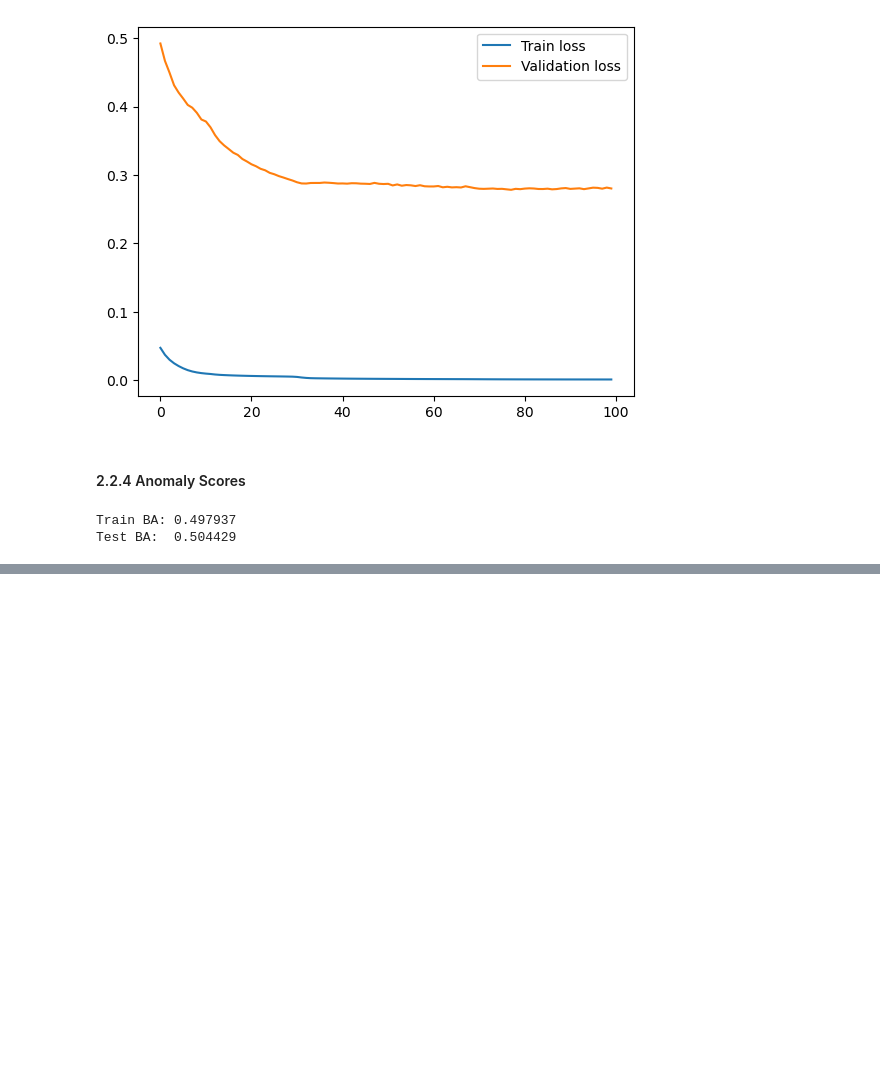
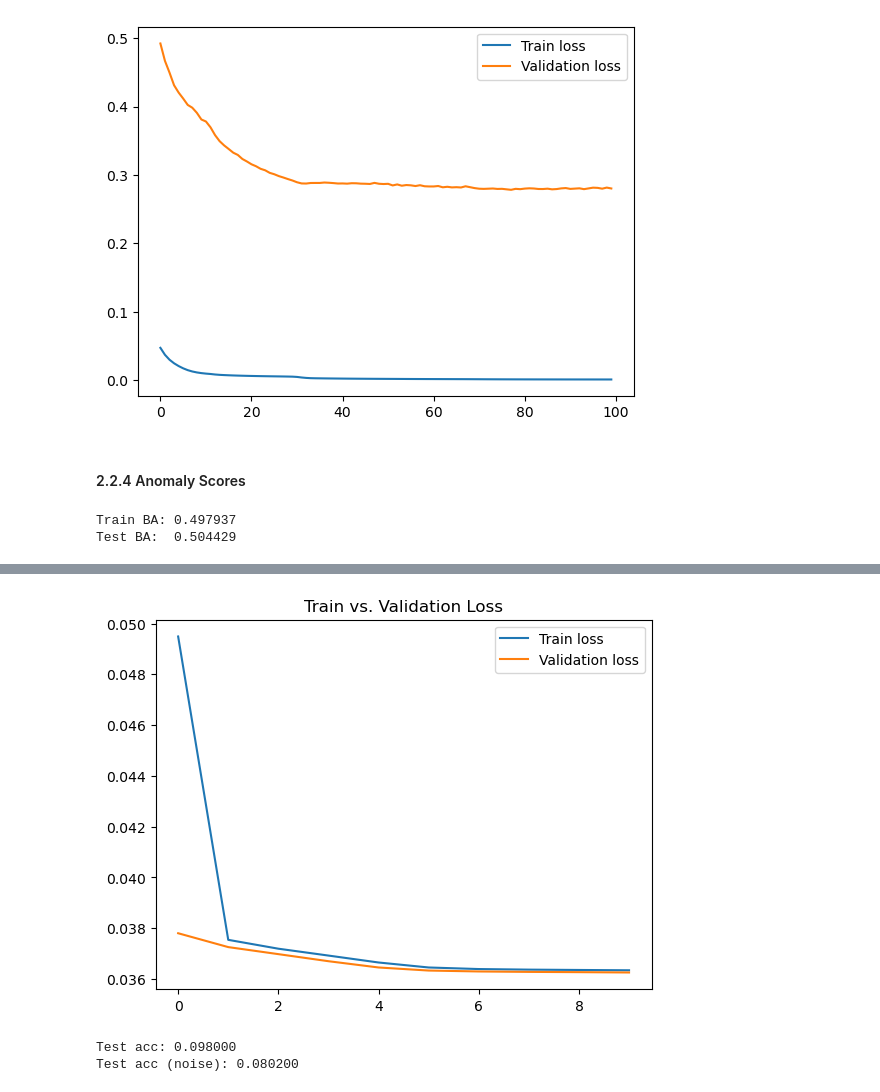
Before and after one commit to popastefan10/AnomalyDetectionLab, a Jupyter notebook: Lab 5/main.ipynb, the cells around one changed output, grey strips where cells are left out. Drawn from its saved outputs; the diff is of its cells as text; code cells hidden in the pictures; blank space fills up the shorter version.

```diff
--- a/Lab 5/main.ipynb
+++ b/Lab 5/main.ipynb
@@ -303,0 +328,15 @@ Test BA:  0.504429
+# %%
+encoder = keras.Sequential(
+    [
+        keras.layers.Conv2D(filters=8, kernel_size=3, strides=2, padding="same"),
+        keras.layers.Conv2D(filters=4, kernel_size=3, strides=2, padding="same"),
+    ]
+)
+decoder = keras.Sequential(
+    [
+        keras.layers.Conv2DTranspose(filters=4, kernel_size=3, strides=2, padding="same"),
+        keras.layers.Conv2DTranspose(filters=8, kernel_size=3, strides=2, padding="same"),
+        keras.layers.Conv2D(filters=1, kernel_size=3, strides=1, padding="same", activation="sigmoid"),
+    ]
+)
+autoencoder = keras.Sequential([encoder, decoder])
@@ -303,0 +345,11 @@ Test BA:  0.504429
+# %%
+epochs = 10
+batch_size = 64
+# Create model
+optimizer = keras.optimizers.Adam()
+loss = keras.losses.MeanSquaredError()
+autoencoder.compile(optimizer=optimizer, loss=loss)
+# Train loop
+history: keras.callbacks.History = autoencoder.fit(
+    X_train, X_train, batch_size=batch_size, epochs=epochs, validation_data=(X_test_noise, X_test_noise)
+)
@@ -303,0 +377,40 @@ Test BA:  0.504429
+# %%
+train_losses = history.history["loss"]
+val_losses = history.history["val_loss"]
+# Plot losses
+plt.plot(train_losses, label="Train loss")
+plt.plot(val_losses, label="Validation loss")
+plt.legend()
+plt.title("Train vs. Validation Loss")
+plt.savefig("plots/2.4.3 Losses.png")
+plt.show()
+# %% [output]
+[figure, added]
+# %%
+def compute_losses(model: keras.Sequential, dataset: tf.Tensor) -> list:
+    dataset = tf.cast(dataset, tf.float64)
+    preds = tf.cast(model(dataset), tf.float64)
+    dataset = tf.squeeze(dataset)
+    preds = tf.squeeze(preds)
+    loss = np.mean(np.square(dataset - preds), axis=(-1, -2))
+
+    return loss
+
+
+def accuracy(y_true: np.ndarray, y_preds: np.ndarray) -> float:
+    return np.sum(y_true == y_preds) / len(y_true)
+
+
+train_losses = compute_losses(autoencoder, X_train)
+train_threshold = np.mean(train_losses) + np.std(train_losses)
+test_losses = compute_losses(autoencoder, X_test)
+test_preds = test_losses > train_threshold
+test_acc = accuracy(y_test, test_preds)
+test_losses_noise = compute_losses(autoencoder, X_test_noise)
+test_preds_noise = test_losses_noise > train_threshold
+test_acc_noise = accuracy(y_test, test_preds_noise)
+print(f"Test acc: {test_acc:.6f}")
+print(f"Test acc (noise): {test_acc_noise:.6f}")
+# %% [output]
+Test acc: 0.098000
+Test acc (noise): 0.080200
```
Also changed, not shown: parts of 11 cells of this notebook, 3 other files.
